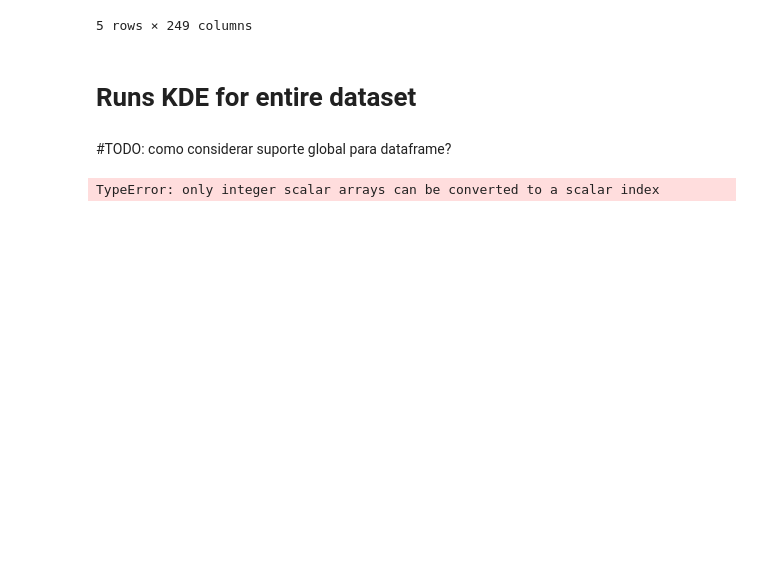
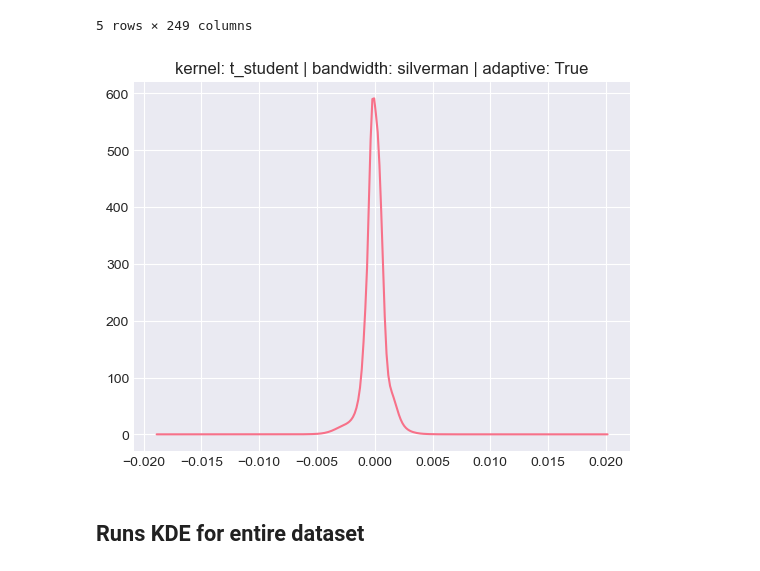
Before and after one commit to matheus-vizzotto/densities4risk, a Jupyter notebook: notebooks/01_density.ipynb, the cells around one changed output. Saved outputs shown, nothing was run; the diff lists cells and outputs as text; code cells hidden in the pictures; blank space fills up the shorter version.

```diff
--- a/notebooks/01_density.ipynb
+++ b/notebooks/01_density.ipynb
@@ -287,22 +287,6 @@ fig.update_layout(
 )
 
 fig.show()
-# %%
-def fit_kde_model(samples, params, grid=None):
-    """
-    Fit a KDE model given a parameter dictionary.
-    """
-
-    kde = KernelDensityEstimation(
-        **params
-    )
-
-    if not grid is None:
-        density = kde.fit_transform(samples, grid)
-    else:
-        density = kde.fit_transform(samples)
-
-    return kde, density
 # %%
 param_grid = [
     {'kernel': ['gaussian', 'epanechnikov'],
@@ -453 +421,13 @@ param_grid = [
+# %%
+# One model
+grid_ = np.linspace(df.min().min(), df.max().max(), 256)
+params = {"kernel": "t_student", "bandwidth": "silverman", "adaptive": True}
+kde, density = fit_kde_model(f_t, params, grid=grid_)
+
+plt.figure()
+plt.plot(grid_, density)
+plt.title(kde.model_name)
+plt.show()
+# %% [output]
+[figure, added]
 # %%
@@ -509,6 +491,4 @@ px_select_menu(fig)
 
 fig.show()
 # %% [markdown]
-# Runs KDE for entire dataset
+## Runs KDE for entire dataset
-# %% [markdown]
-#TODO: como considerar suporte global para dataframe?
@@ -538,5 +494,0 @@ param = {"kernel":"t_student", "bandwidth": "cv", "adaptive": True}
-# %%
-
-df_supports_0, df_densities_0 = df_kde(df, param)
-# %% [output]
-TypeError: only integer scalar arrays can be converted to a scalar index
```
Also changed, not shown: parts of 13 cells of this notebook, 1 other file.
